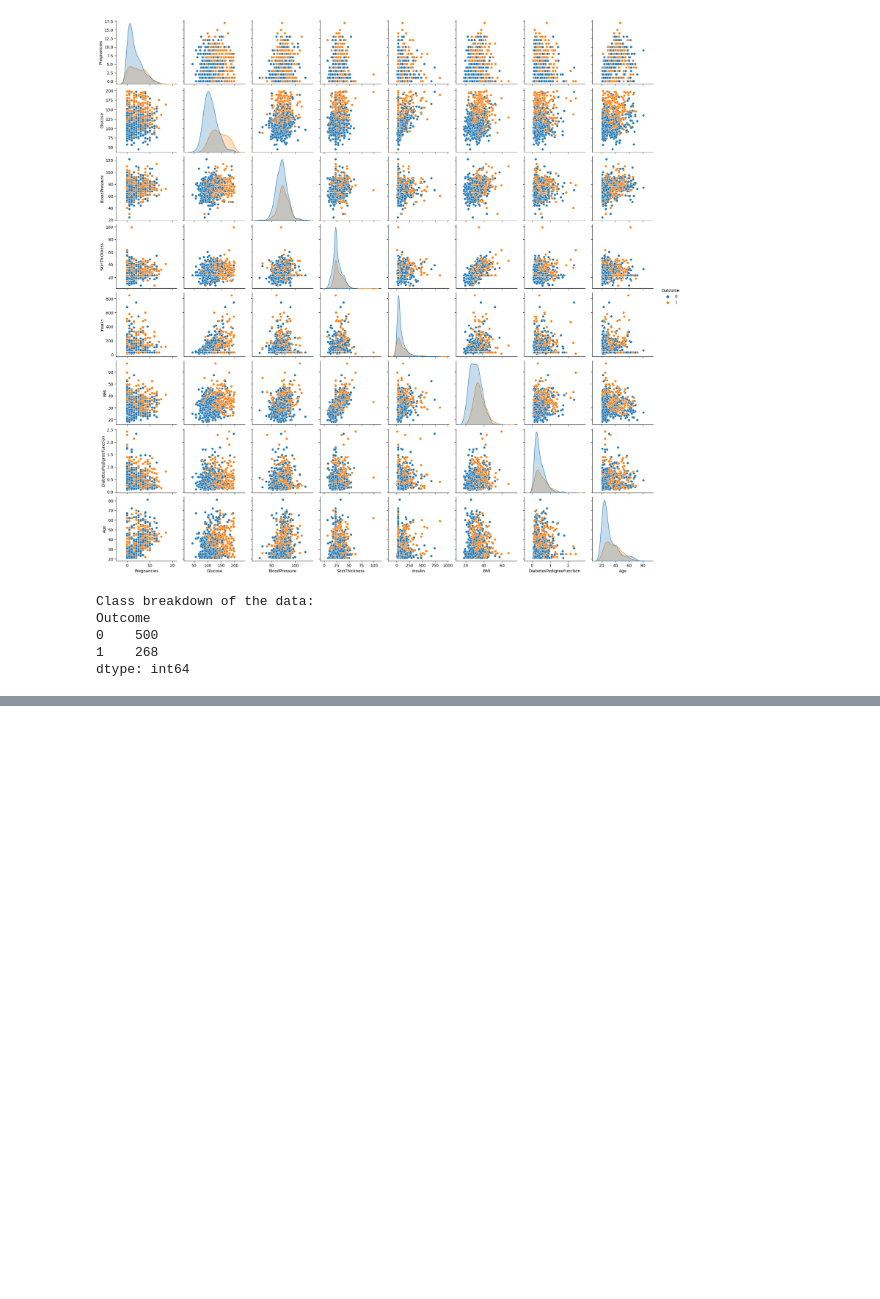
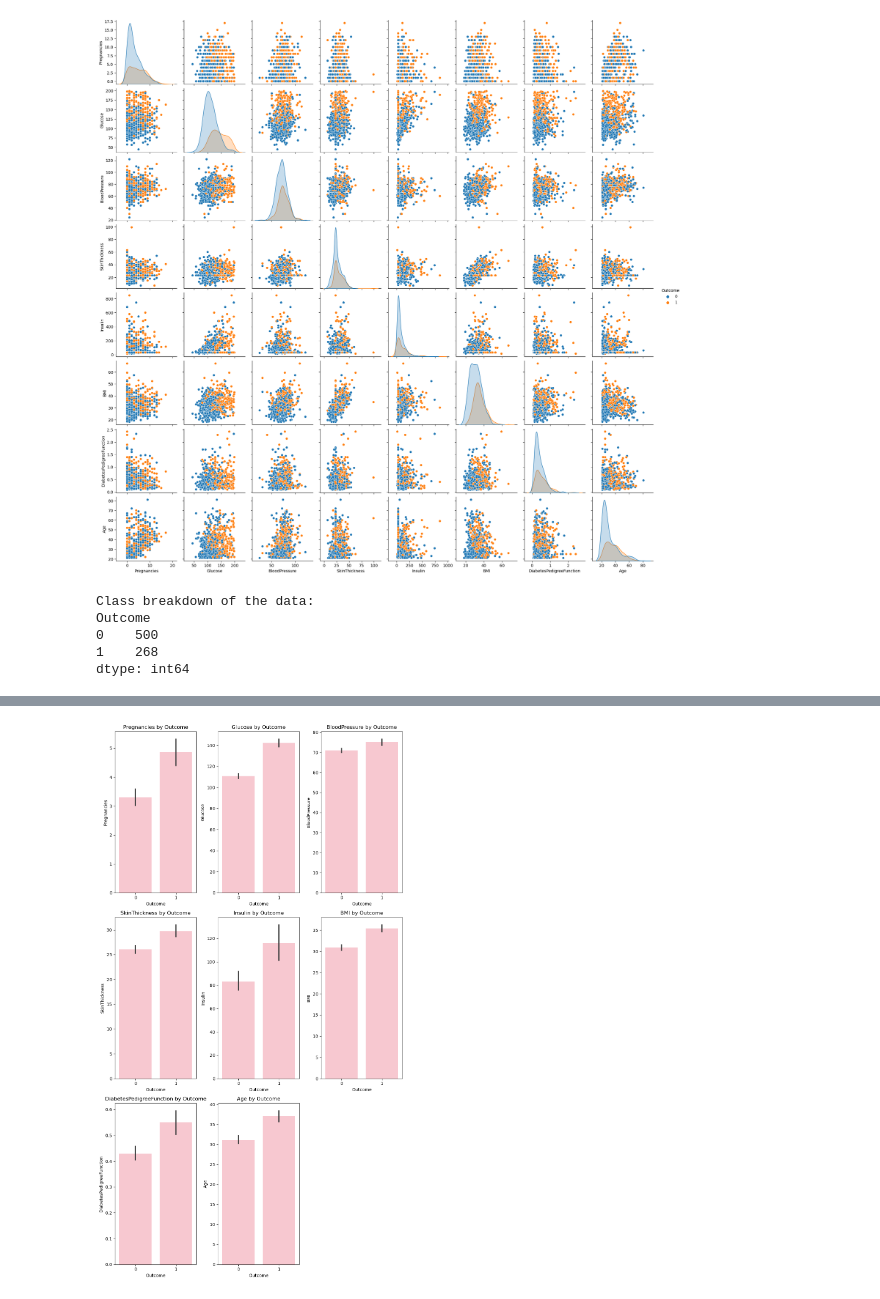
Before and after one commit to az0907/UZOP-Project, a Jupyter notebook: IDS_Project.ipynb, the cells around one changed output, grey strips where cells are left out. Drawn from its saved outputs; the diff is of its cells as text; code cells hidden in the pictures; blank space fills up the shorter version.

```diff
--- a/IDS_Project.ipynb
+++ b/IDS_Project.ipynb
@@ -243,0 +242,14 @@ df.groupby('Outcome').mean().T.plot(figsize=(12,4))
+# %%
+categories = ['Pregnancies', 'Glucose', 'BloodPressure', 'SkinThickness', 'Insulin', 'BMI', 'DiabetesPedigreeFunction', 'Age']
+
+plt.figure(figsize=(10, 18))
+
+for category in categories:
+    plt.subplot(3, 3, categories.index(category) +1)
+    sns.barplot(x='Outcome', y=category, data=df, color='pink' )
+    plt.title(f'{category} by Outcome')
+
+plt.tight_layout()
+plt.show()
+# %% [output]
+[figure, added]
```
Also changed, not shown: parts of 5 cells of this notebook.
